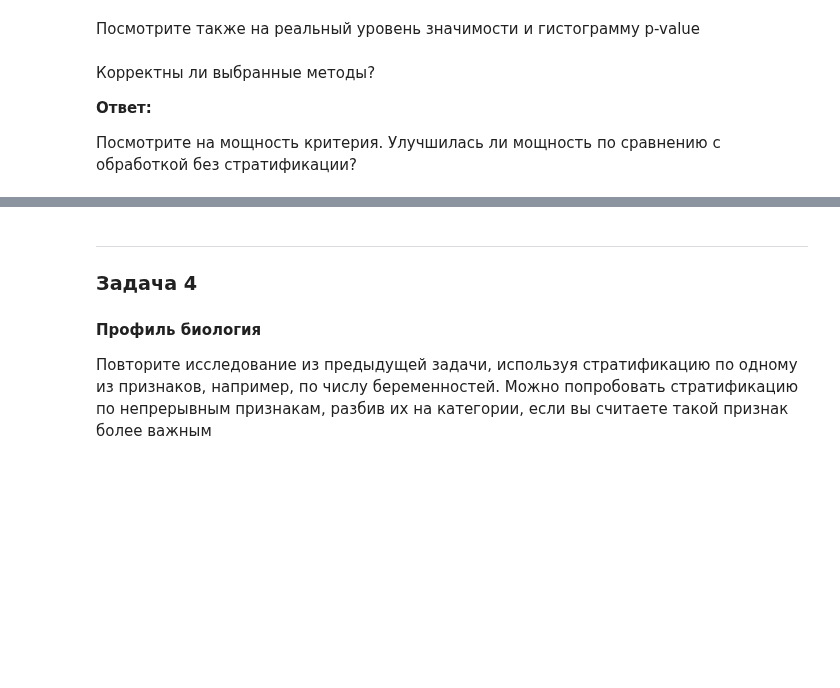
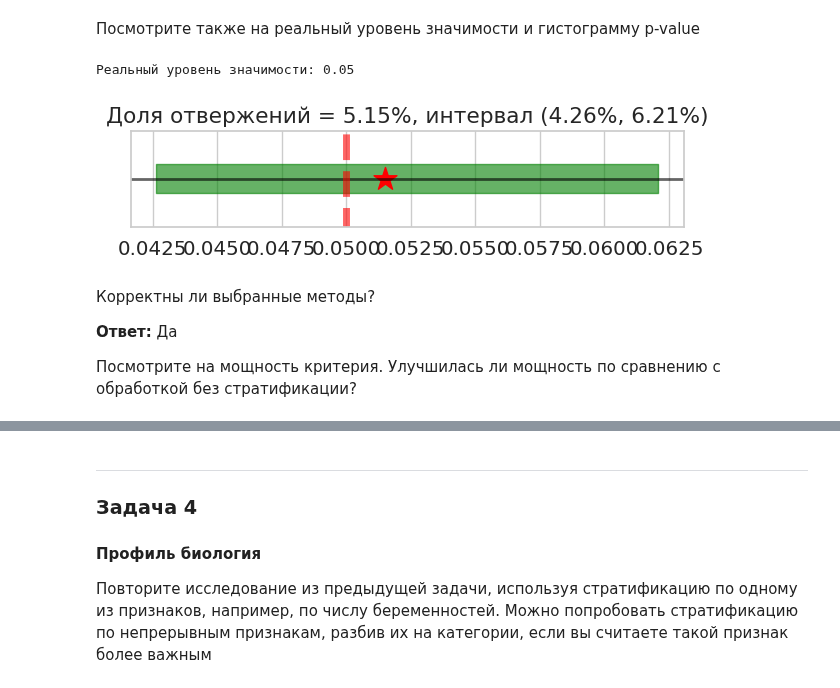
Before and after one commit to NMashalov/2023_OpenMipt_course, a Jupyter notebook: lesson11/dz11.ipynb, the cells around one changed output, grey strips where cells are left out. Drawn from its saved outputs; the diff is of its cells as text; code cells hidden in the pictures; blank space fills up the shorter version.

```diff
--- a/lesson11/dz11.ipynb
+++ b/lesson11/dz11.ipynb
@@ -1176,19 +1195,27 @@ data['strata'].sum()
 # %%
 p_vals = []
+strata_weights = calculate_strata_weights(data)
 
 for i in tqdm(range(2000)):
 
-    control_sample, test_sample = <...>
+    control_sample, test_sample = random_sampler(data,sample_size=500)
 
-    strata_weights = <...>
-    p_vals.append(<...>)
+    p_vals.append(stratified_ttest(control_sample,test_sample,strata_weights,method='stratified')[3])
 
 p_vals = np.array(p_vals)
 # %% [markdown]
 Посмотрите также на реальный уровень значимости и гистограмму p-value
+# %%
+real_alpha = (p_vals < alpha).mean()
+print(f'Реальный уровень значимости: {real_alpha.round(2)}')
+left_alpha, right_alpha = proportion_confint((p_vals < alpha).sum(), len(p_vals), method='wilson')
+draw_interval(real_alpha, left_alpha, right_alpha, alpha=alpha)
+# %% [output]
+Реальный уровень значимости: 0.05
+[figure, added]
 # %% [markdown]
 Корректны ли выбранные методы?
 
-**Ответ:**
+**Ответ:** Да
 
 Посмотрите на мощность критерия. Улучшилась ли мощность по сравнению с обработкой без стратификации?
```
Also changed, not shown: parts of 9 cells of this notebook.
